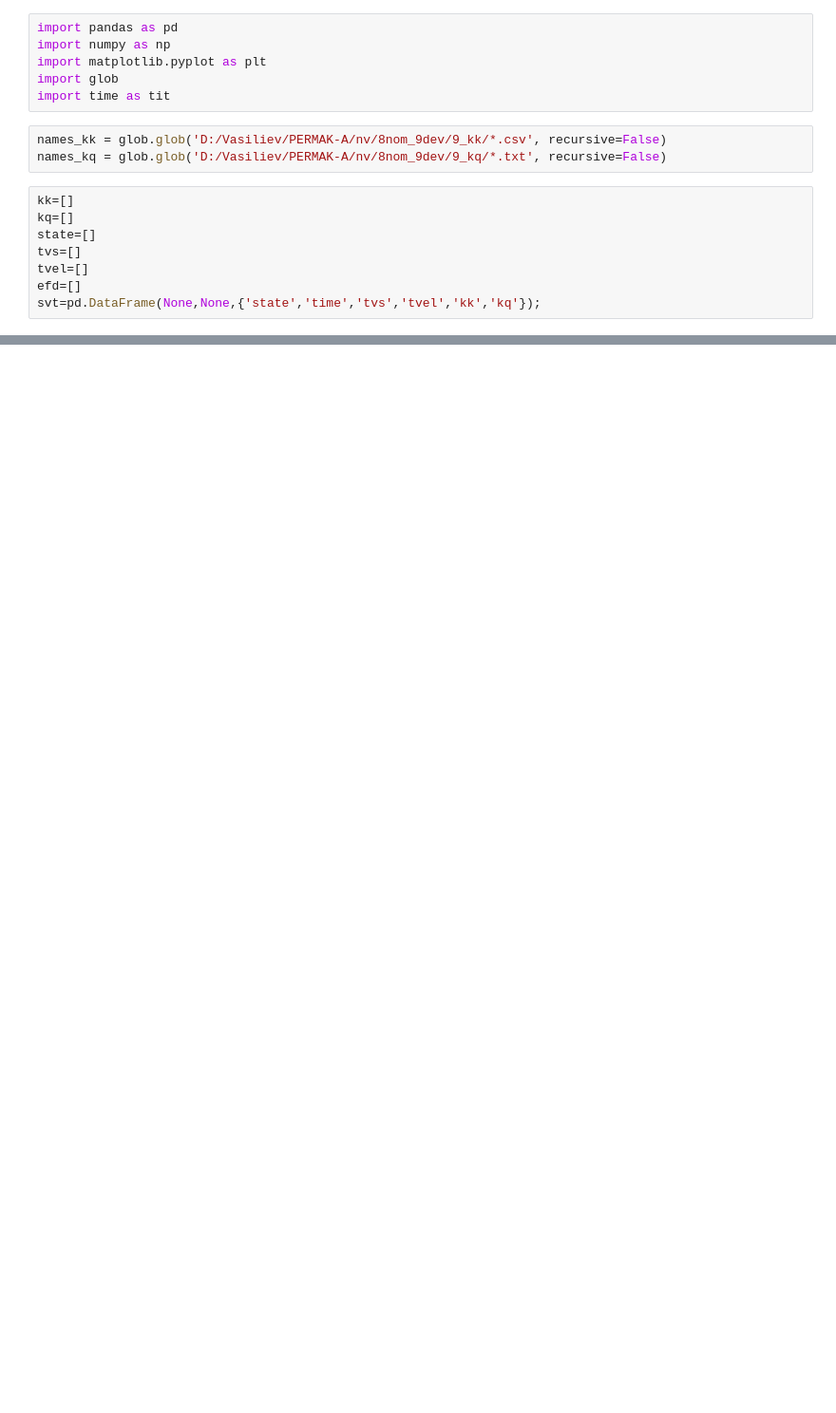
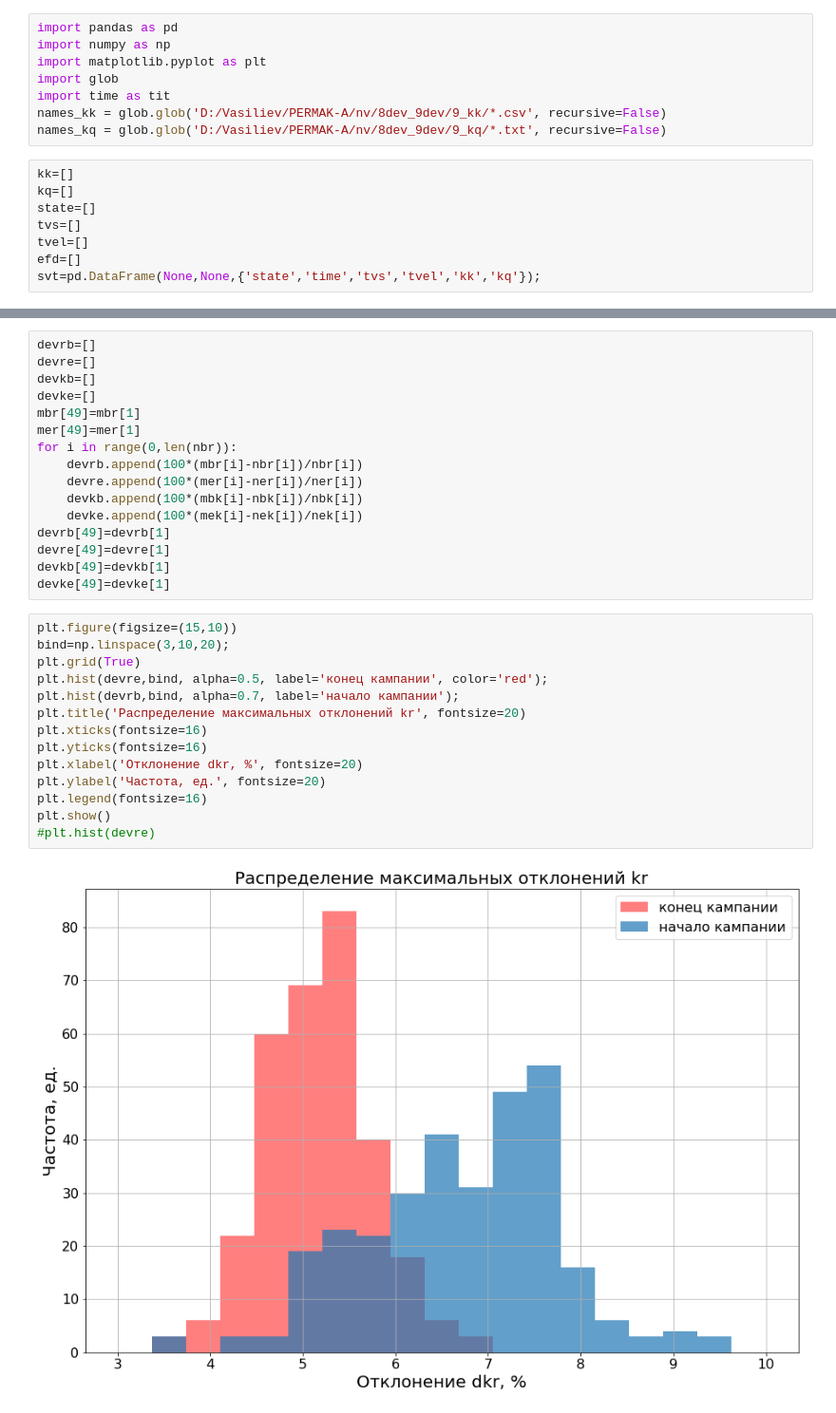
Before and after one commit to maratdzhan/FebProject, a Jupyter notebook: 4.4 Plotting maximum.ipynb, the cells around one changed output, grey strips where cells are left out. Shown: that part at 95% size. Cells and saved outputs as stored; diff of their text form; blank space fills up the shorter version.

```diff
--- a/4.4 Plotting maximum.ipynb
+++ b/4.4 Plotting maximum.ipynb
@@ -4,9 +4,8 @@ import numpy as np
 import matplotlib.pyplot as plt
 import glob
 import time as tit
+names_kk = glob.glob('D:/Vasiliev/PERMAK-A/nv/8dev_9dev/9_kk/*.csv', recursive=False)
+names_kq = glob.glob('D:/Vasiliev/PERMAK-A/nv/8dev_9dev/9_kq/*.txt', recursive=False)
-# %%
-names_kk = glob.glob('D:/Vasiliev/PERMAK-A/nv/8nom_9dev/9_kk/*.csv', recursive=False)
-names_kq = glob.glob('D:/Vasiliev/PERMAK-A/nv/8nom_9dev/9_kq/*.txt', recursive=False)
 # %%
 kk=[]
 kq=[]
@@ -98,0 +189,32 @@ svt.to_csv('~D:/Vasiliev/PERMAK-A/nv/max_nom_dev.csv')
+# %%
+devrb=[]
+devre=[]
+devkb=[]
+devke=[]
+mbr[49]=mbr[1]
+mer[49]=mer[1]
+for i in range(0,len(nbr)):
+    devrb.append(100*(mbr[i]-nbr[i])/nbr[i])
+    devre.append(100*(mer[i]-ner[i])/ner[i])
+    devkb.append(100*(mbk[i]-nbk[i])/nbk[i])
+    devke.append(100*(mek[i]-nek[i])/nek[i])
+devrb[49]=devrb[1]
+devre[49]=devre[1]
+devkb[49]=devkb[1]
+devke[49]=devke[1]
+# %%
+plt.figure(figsize=(15,10))
+bind=np.linspace(3,10,20);
+plt.grid(True)
+plt.hist(devre,bind, alpha=0.5, label='конец кампании', color='red');
+plt.hist(devrb,bind, alpha=0.7, label='начало кампании');
+plt.title('Распределение максимальных отклонений kr', fontsize=20)
+plt.xticks(fontsize=16)
+plt.yticks(fontsize=16)
+plt.xlabel('Отклонение dkr, %', fontsize=20)
+plt.ylabel('Частота, ед.', fontsize=20)
+plt.legend(fontsize=16)
+plt.show()
+#plt.hist(devre)
+# %% [output]
+[figure, added]
```
Also changed, not shown: parts of 10 cells of this notebook, 26 other files.
